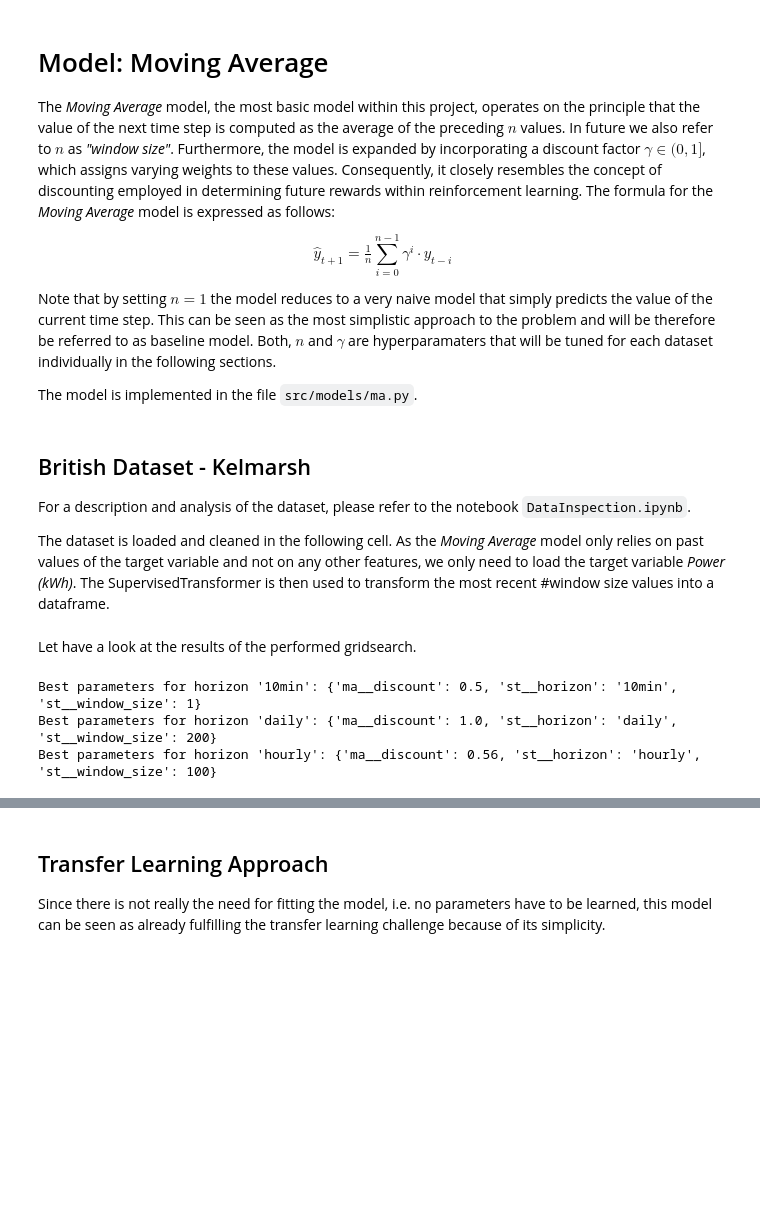
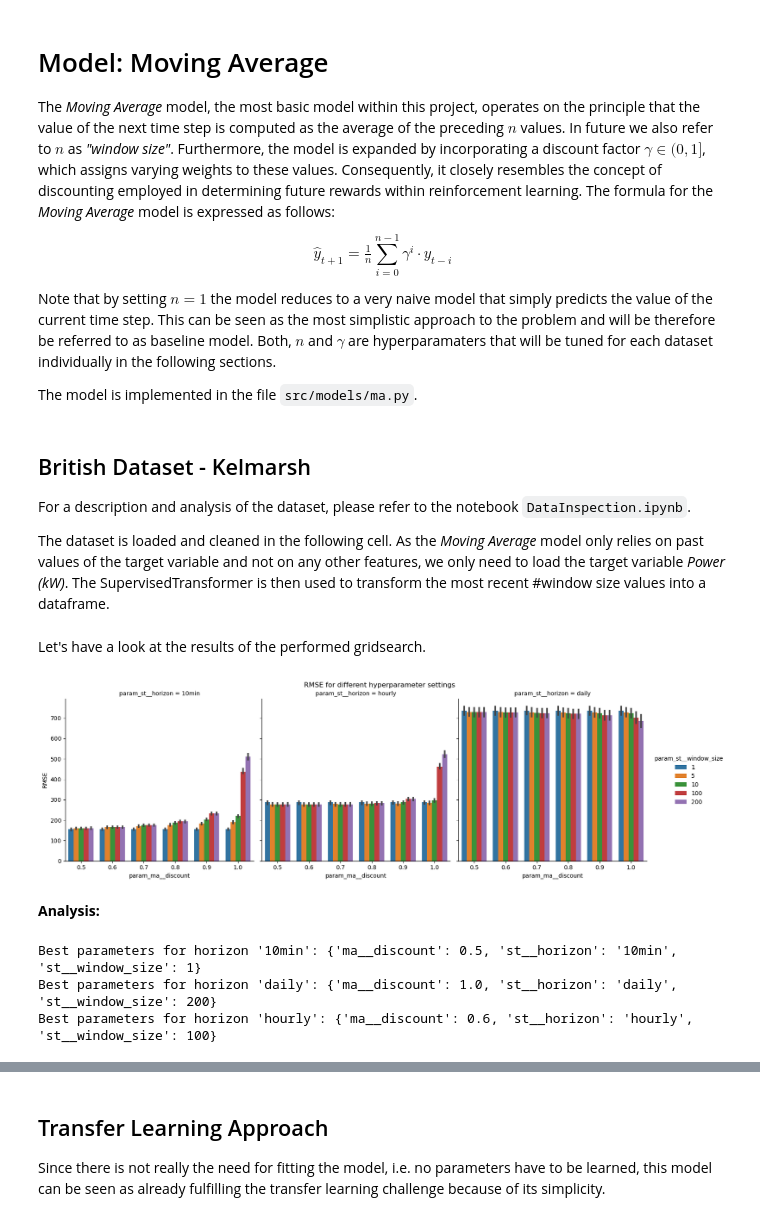
Before and after one commit to H-Kugler/forecasting-wind-power, a Jupyter notebook: notebooks/MovingAverage.ipynb, the cells around one changed output, grey strips where cells are left out. Drawn from its saved outputs; the diff is of its cells as text; code cells hidden in the pictures; blank space fills up the shorter version.

Commit message:
plotting MovingAverage

```diff
--- a/notebooks/MovingAverage.ipynb
+++ b/notebooks/MovingAverage.ipynb
@@ -43,16 +45,16 @@ model = Pipeline(
 # %%
 ### Define the hyperparameter grid
 param_grid = {
-    "st__horizon": ["10min", "hourly", "daily"],
+    "st__horizon": ["10min", "hourly", "daily"],  # different tasks
     "st__window_size": [1, 5, 10, 100, 200],
-    "ma__discount": np.round(np.linspace(0.5, 1, 10), 2),
+    "ma__discount": np.round(np.linspace(0.5, 1, 6), 2),
 }
 # %% [markdown]
 ## British Dataset - Kelmarsh
 
 For a description and analysis of the dataset, please refer to the notebook `DataInspection.ipynb`.
 
-The dataset is loaded and cleaned in the following cell. As the _Moving Average_ model only relies on past values of the target variable and not on any other features, we only need to load the target variable _Power (kWh)_. The SupervisedTransformer is then used to transform the most recent #window size values into a dataframe.
+The dataset is loaded and cleaned in the following cell. As the _Moving Average_ model only relies on past values of the target variable and not on any other features, we only need to load the target variable _Power (kW)_. The SupervisedTransformer is then used to transform the most recent #window size values into a dataframe.
 # %%
 ### loading data
 TURBINE_ID = 2
@@ -87,4 +89,4 @@ if do_gridsearch:
 else:
     res_gs_brit = pd.read_csv("../results/results_gs_ma_brit.csv")
 # %% [markdown]
-Let have a look at the results of the performed gridsearch.
+Let's have a look at the results of the performed gridsearch.
@@ -93,14 +93,22 @@ Let have a look at the results of the performed gridsearch.
+# %%
+vis.plot_gridsearch_results(
+    res_gs_brit, x="param_ma__discount", hue="param_st__window_size"
+)
+# %% [output]
+[figure, added]
+# %% [markdown]
+__Analysis:__
 # %%
 ### extract best parameters of each model for each horizon
-best_params = (
+best_params_brit = (
     res_gs_brit.set_index(["params"])
     .groupby("param_st__horizon")
     .idxmax()["mean_test_score"]
 )
 
-for horizon in best_params.index:
-    print(f"Best parameters for horizon '{horizon}': {best_params[horizon]}")
+for horizon in best_params_brit.index:
+    print(f"Best parameters for horizon '{horizon}': {best_params_brit[horizon]}")
 # %% [output]
 Best parameters for horizon '10min': {'ma__discount': 0.5, 'st__horizon': '10min', 'st__window_size': 1}
 Best parameters for horizon 'daily': {'ma__discount': 1.0, 'st__horizon': 'daily', 'st__window_size': 200}
-Best parameters for horizon 'hourly': {'ma__discount': 0.56, 'st__horizon': 'hourly', 'st__window_size': 100}
+Best parameters for horizon 'hourly': {'ma__discount': 0.6, 'st__horizon': 'hourly', 'st__window_size': 100}
```
Also changed, not shown: parts of 15 cells of this notebook, 6 other files.
